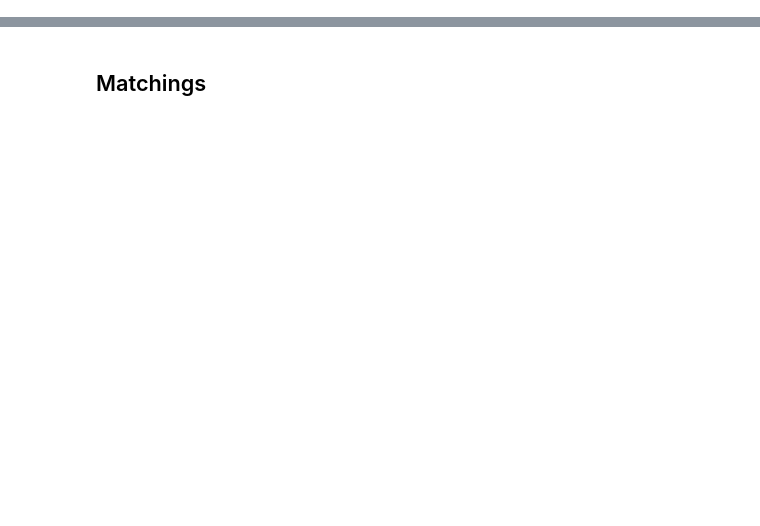
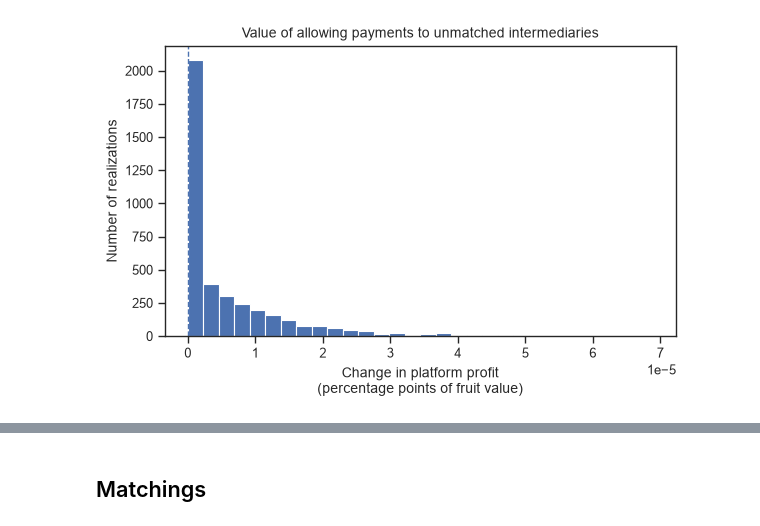
Before and after one commit to nachatjatu/StablePlatformMatching, a Jupyter notebook: notebooks/exp_3_results.ipynb, the cells around one changed output, grey strips where cells are left out. Saved outputs shown, nothing was run; the diff lists cells and outputs as text; code cells hidden in the pictures; blank space fills up the shorter version.

```diff
--- a/notebooks/exp_3_results.ipynb
+++ b/notebooks/exp_3_results.ipynb
@@ -18,0 +518,31 @@ instance = Instance.from_yaml(Path('../data/anon_14_day_instances/2020-08-27.yam
+# %%
+fig, ax = plt.subplots(figsize=(6, 4))
+
+ax.hist(
+    runs["delta_profit_pct"],
+    bins=30,
+)
+
+ax.axvline(
+    0,
+    linestyle="--",
+    linewidth=1,
+)
+
+ax.set_xlabel(
+    "Change in platform profit\n"
+    "(percentage points of fruit value)"
+)
+
+ax.set_ylabel(
+    "Number of realizations"
+)
+
+ax.set_title(
+    "Value of allowing payments to unmatched intermediaries"
+)
+
+plt.tight_layout()
+plt.show()
+# %% [output]
+[figure, added]
```
Also changed, not shown: parts of 26 cells of this notebook, 32 other files.
